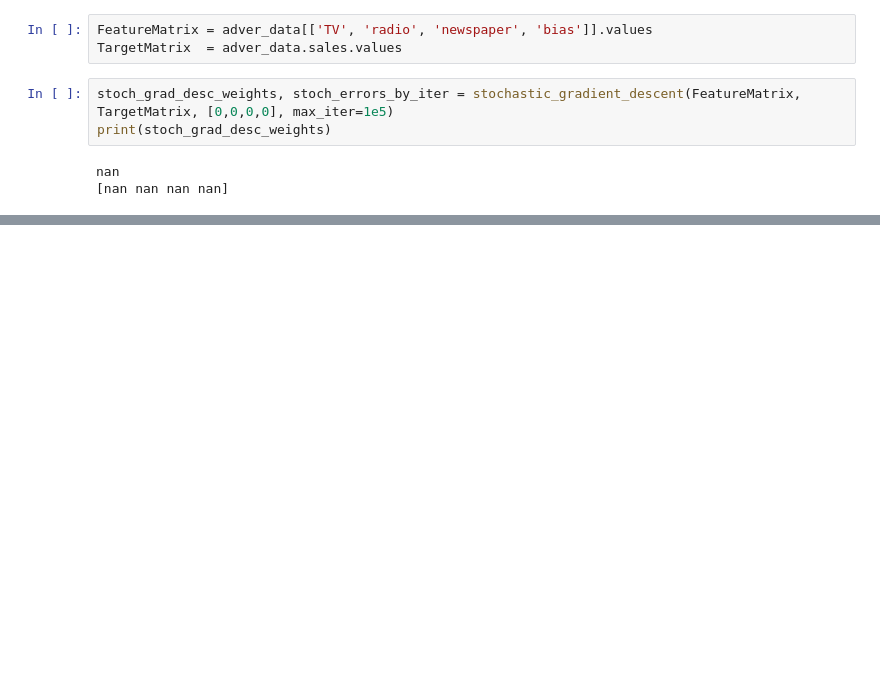
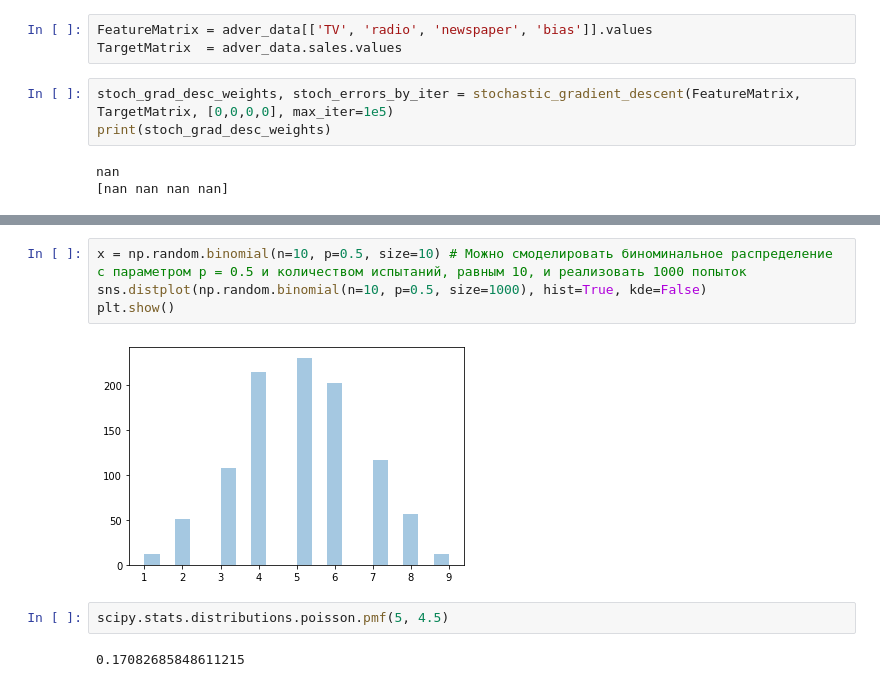
Before and after one commit to Nadarsa/sf_data_science, a Jupyter notebook: Math & ML/practice.ipynb, the cells around one changed output, grey strips where cells are left out. Saved outputs shown, nothing was run; the diff lists cells and outputs as text; blank space fills up the shorter version.

```diff
--- a/Math & ML/practice.ipynb
+++ b/Math & ML/practice.ipynb
@@ -1424,0 +1486,10 @@ nan
+# %%
+x = np.random.binomial(n=10, p=0.5, size=10) # Можно смоделировать биноминальное распределение с параметром p = 0.5 и количеством испытаний, равным 10, и реализовать 1000 попыток
+sns.distplot(np.random.binomial(n=10, p=0.5, size=1000), hist=True, kde=False)
+plt.show()
+# %% [output]
+[figure, added]
+# %%
+scipy.stats.distributions.poisson.pmf(5, 4.5)
+# %% [output]
+0.17082685848611215
```
Also changed, not shown: parts of 11 cells of this notebook, 7 other files.
